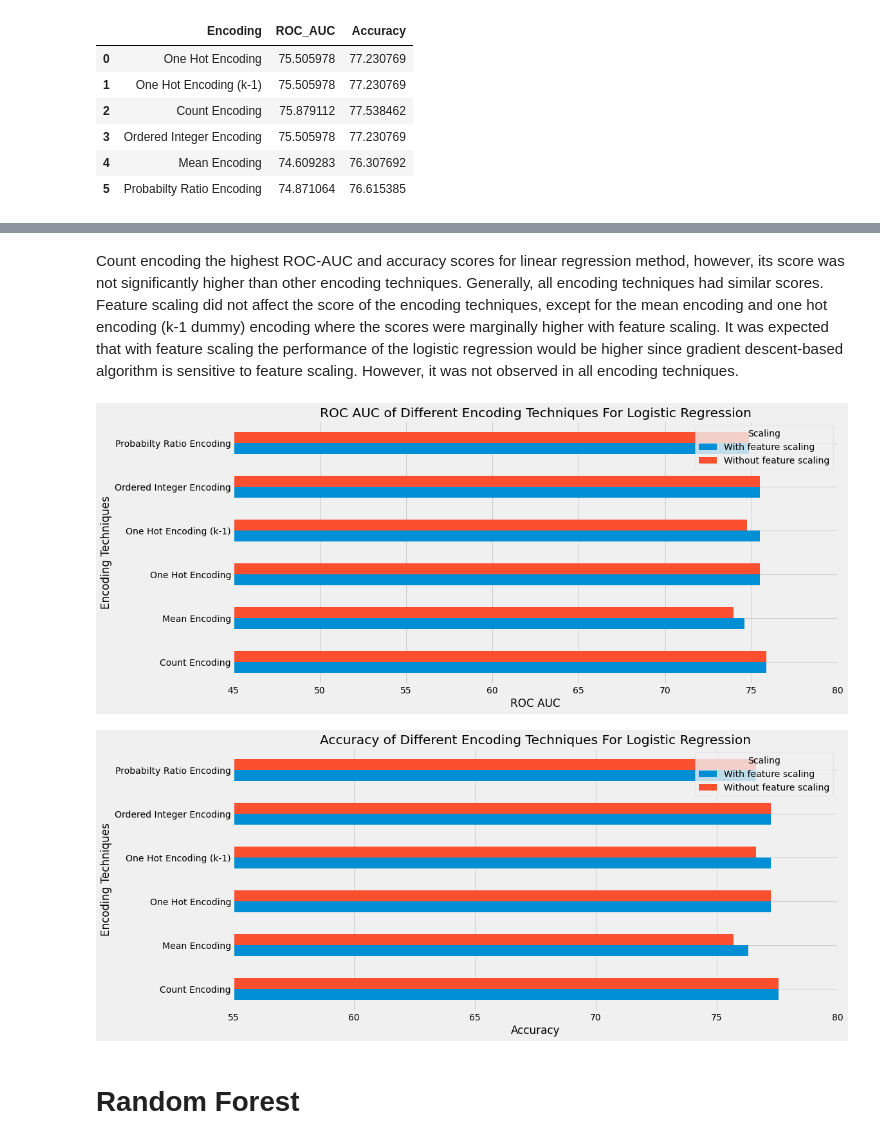
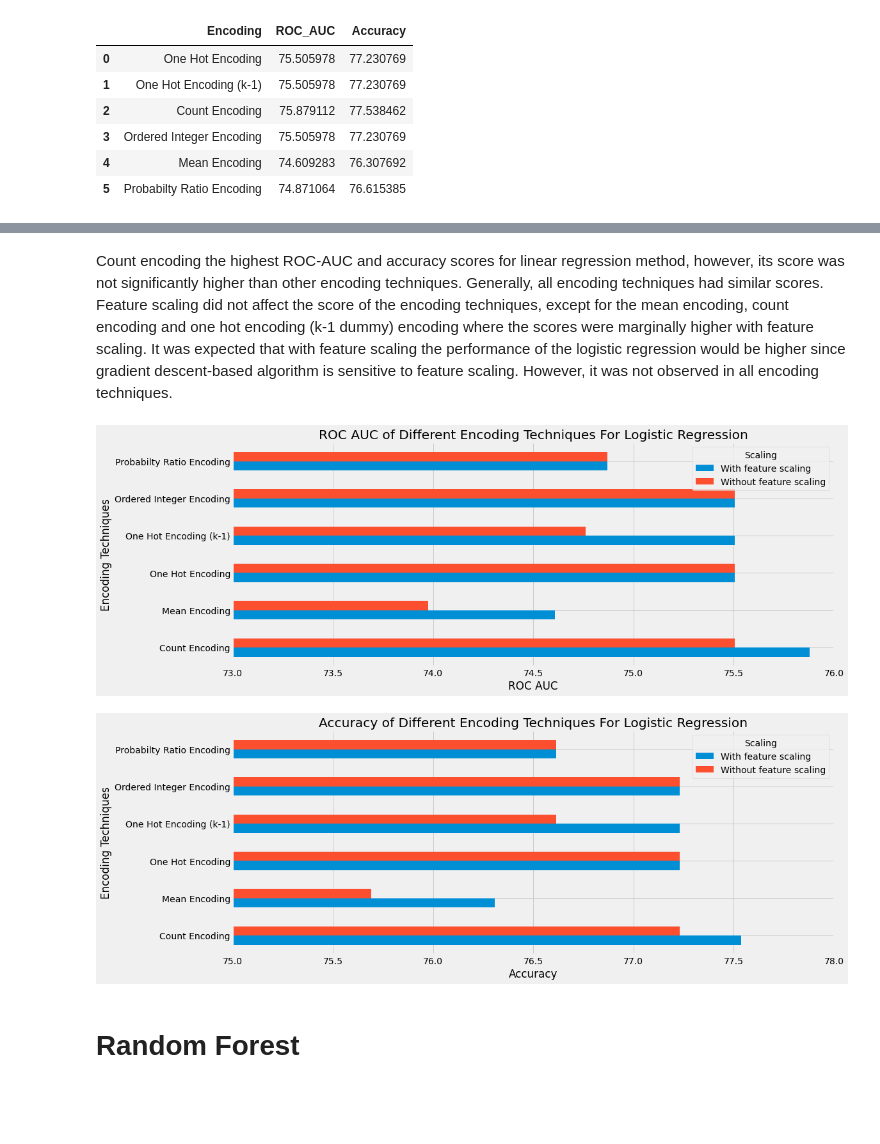
Before and after one commit to elyas-shas/CategoricalEncodingTechniques, a Jupyter notebook: CategoricalEncoding_v1.ipynb, the cells around one changed output, grey strips where cells are left out. Drawn from its saved outputs; the diff is of its cells as text; code cells hidden in the pictures; blank space fills up the shorter version.

```diff
--- a/CategoricalEncoding_v1.ipynb
+++ b/CategoricalEncoding_v1.ipynb
@@ -835,42 +837,42 @@ plt.title('Comparison of the Accuracy of Logistic Regression (with scaling)', si
 # %% [markdown]
 Count encoding the highest ROC-AUC and accuracy scores for linear regression method, however, its score was not significantly higher than other encoding techniques. Generally, all encoding techniques had similar scores.
-Feature scaling did not affect the score of the encoding techniques, except for the mean encoding and one hot encoding (k-1 dummy) encoding where the scores were marginally higher with feature scaling. It was expected that with feature scaling the performance of the logistic regression would be higher since gradient descent-based algorithm is sensitive to feature scaling. However, it was not observed in all encoding techniques.
+Feature scaling did not affect the score of the encoding techniques, except for the mean encoding, count encoding and one hot encoding (k-1 dummy) encoding where the scores were marginally higher with feature scaling. It was expected that with feature scaling the performance of the logistic regression would be higher since gradient descent-based algorithm is sensitive to feature scaling. However, it was not observed in all encoding techniques.
 # %%
 a1 = model_logit.copy()
 a1['Scaling']='Without feature scaling'
 a1 = a1.drop('Accuracy',1)
 
 a2 = model_logit_sc.copy()
 a2['Scaling']='With feature scaling'
 a2 = a2.drop('Accuracy',1)
 
 e1 = pd.concat([a1, a2], ignore_index=True)
-e1.pivot(index='Encoding', columns='Scaling', values='ROC_AUC').plot(kind='barh', figsize=(15,7))
+e1.pivot(index='Encoding', columns='Scaling', values='ROC_AUC').plot(kind='barh', figsize=(15,6))
 plt.ylabel('Encoding Techniques')
 plt.xlabel('ROC AUC')
 plt.title('ROC AUC of Different Encoding Techniques For Logistic Regression')
-plt.xlim([45, 80])
+plt.xlim([73, 76])
 plt.show()
 
 a1 = model_logit.copy()
 a1['Scaling']='Without feature scaling'
 a1 = a1.drop('ROC_AUC',1)
 
 a2 = model_logit_sc.copy()
 a2['Scaling']='With feature scaling'
 a2 = a2.drop('ROC_AUC',1)
 
 e1 = pd.concat([a1, a2], ignore_index=True)
-e1.pivot(index='Encoding', columns='Scaling', values='Accuracy').plot(kind='barh', figsize=(15,7))
+e1.pivot(index='Encoding', columns='Scaling', values='Accuracy').plot(kind='barh', figsize=(15,6))
 plt.legend.title=False
 plt.ylabel('Encoding Techniques')
 plt.xlabel('Accuracy')
 plt.title('Accuracy of Different Encoding Techniques For Logistic Regression')
-plt.xlim([55, 80])
+plt.xlim([75, 78])
 plt.show()
 # %% [output]
-[figure, old version]
+[figure, new version]
-[figure, old version]
+[figure, new version]
 # %% [markdown]
 # Random Forest
 # %% [markdown]
```
Also changed, not shown: parts of 33 cells of this notebook.
